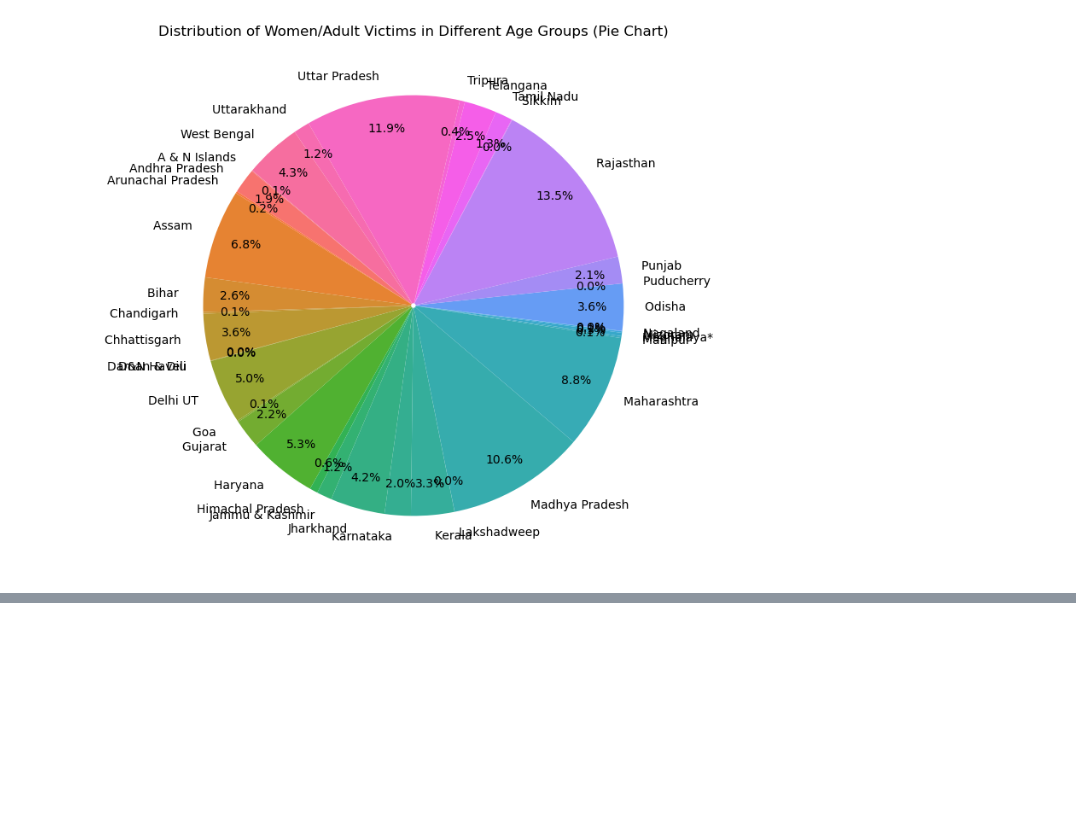
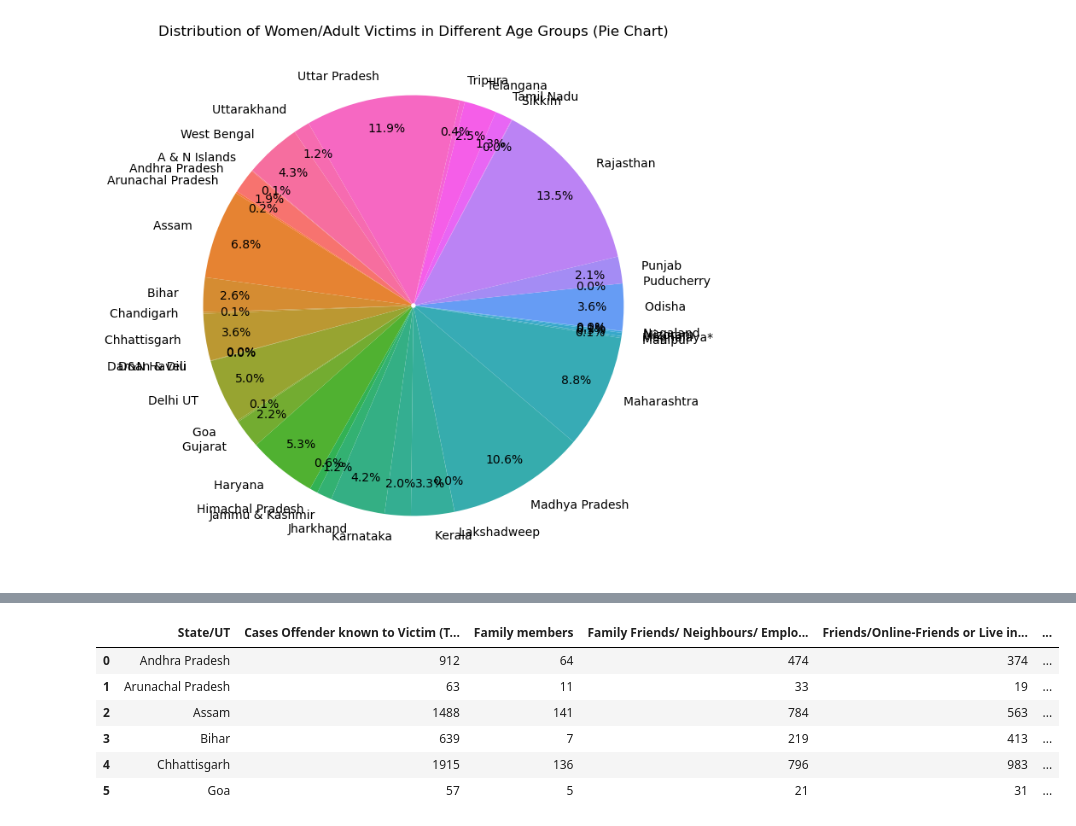
Before and after one commit to RajeevG187/Breaking-The-Scilence, a Jupyter notebook: DS250_project_EDA.ipynb, the cells around one changed output, grey strips where cells are left out. Cells and saved outputs as stored; diff of their text form; code cells hidden in the pictures; blank space fills up the shorter version.

```diff
--- a/DS250_project_EDA.ipynb
+++ b/DS250_project_EDA.ipynb
@@ -281,0 +340,10 @@ plt.show()
+# %%
+Rapist_Victim_relation.head(6)
+# %% [output]
+|  | State/UT | Cases Offender known to Victim (T... | Family members | Family Friends/ Neighbours/ Emplo... | Friends/Online-Friends or Live in... | ... |
+| 0 | Andhra Pradesh | 912 | 64 | 474 | 374 | ... |
+| 1 | Arunachal Pradesh | 63 | 11 | 33 | 19 | ... |
+| 2 | Assam | 1488 | 141 | 784 | 563 | ... |
+| 3 | Bihar | 639 | 7 | 219 | 413 | ... |
+| 4 | Chhattisgarh | 1915 | 136 | 796 | 983 | ... |
+| 5 | Goa | 57 | 5 | 21 | 31 | ... |
```
Also changed, not shown: parts of 7 cells of this notebook.
